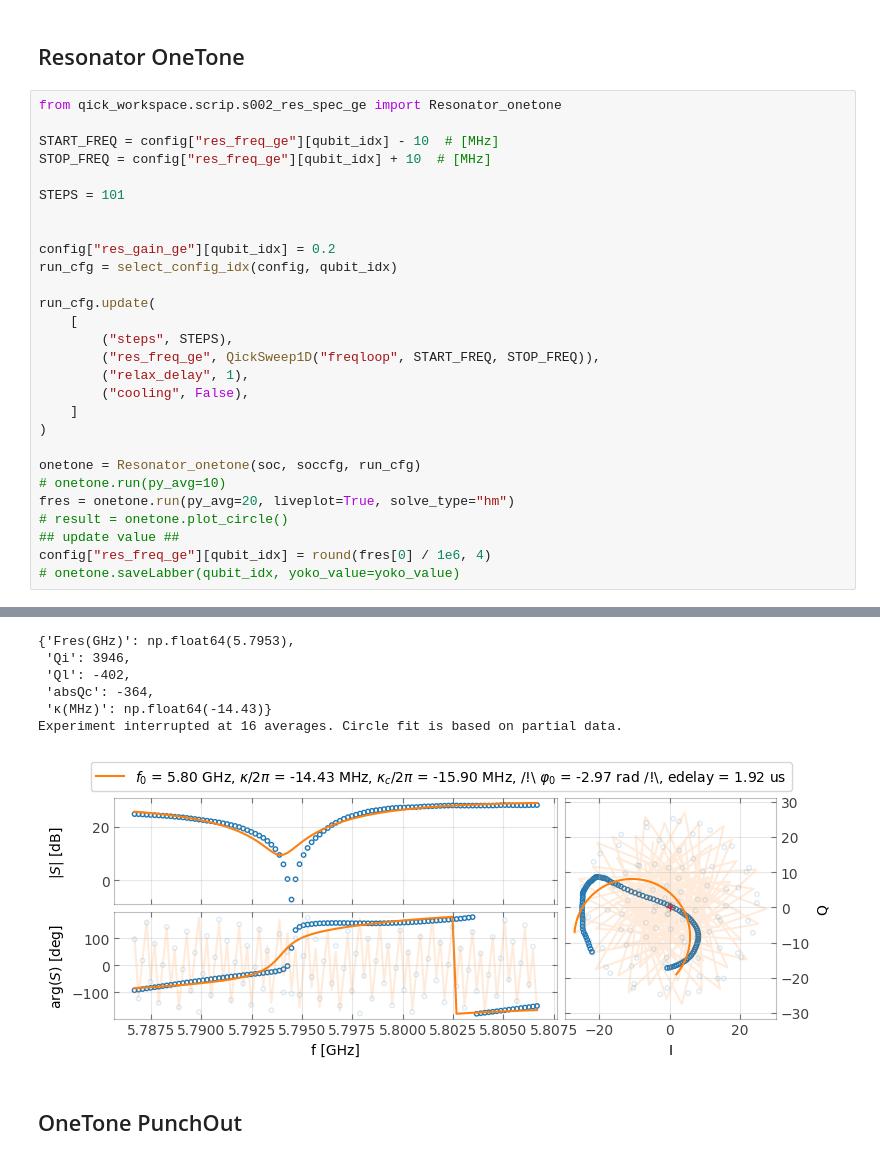
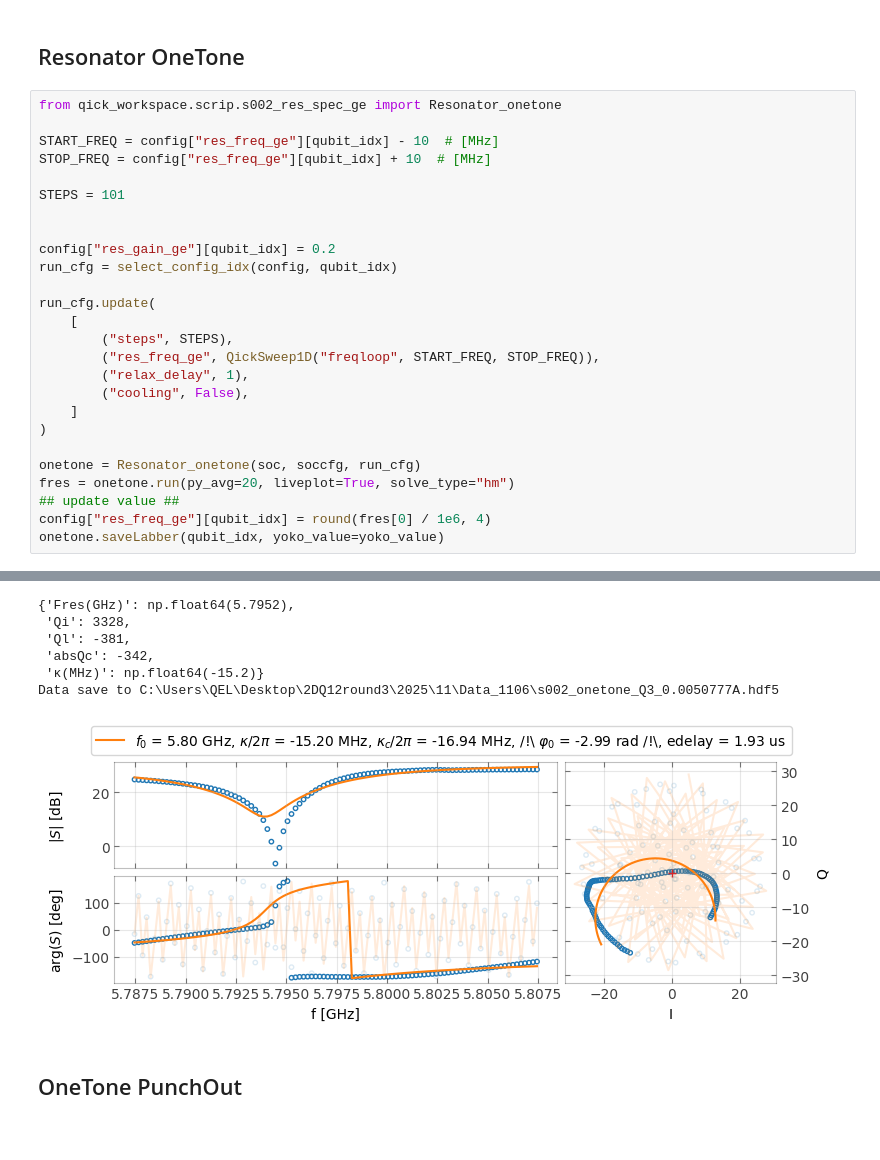
Before and after one commit to JayChien04717/SQD_soc, a Jupyter notebook: single_qubit_calibrate.ipynb, the cells around one changed output, grey strips where cells are left out. Cells and saved outputs as stored; diff of their text form.

```diff
--- a/single_qubit_calibrate.ipynb
+++ b/single_qubit_calibrate.ipynb
@@ -185,10 +181,8 @@ run_cfg.update(
 )
 
 onetone = Resonator_onetone(soc, soccfg, run_cfg)
-# onetone.run(py_avg=10)
 fres = onetone.run(py_avg=20, liveplot=True, solve_type="hm")
-# result = onetone.plot_circle()
 ## update value ##
 config["res_freq_ge"][qubit_idx] = round(fres[0] / 1e6, 4)
-# onetone.saveLabber(qubit_idx, yoko_value=yoko_value)
+onetone.saveLabber(qubit_idx, yoko_value=yoko_value)
 # %% [output]
@@ -196,10 +190,10 @@ KeyboardInterrupt: Interrupted at average count: 16
-{'Fres(GHz)': np.float64(5.7953),
- 'Qi': 3946,
- 'Ql': -402,
- 'absQc': -364,
- 'κ(MHz)': np.float64(-14.43)}
-Experiment interrupted at 16 averages. Circle fit is based on partial data.
+{'Fres(GHz)': np.float64(5.7952),
+ 'Qi': 3328,
+ 'Ql': -381,
+ 'absQc': -342,
+ 'κ(MHz)': np.float64(-15.2)}
+Data save to C:\Users\QEL\Desktop\2DQ12round3\2025\11\Data_1106\s002_onetone_Q3_0.0050777A.hdf5
-[figure, old version]
+[figure, new version]
 # %% [markdown]
 ## OneTone PunchOut
 # %%
```
Also changed, not shown: parts of 21 cells of this notebook, 37 other files.
